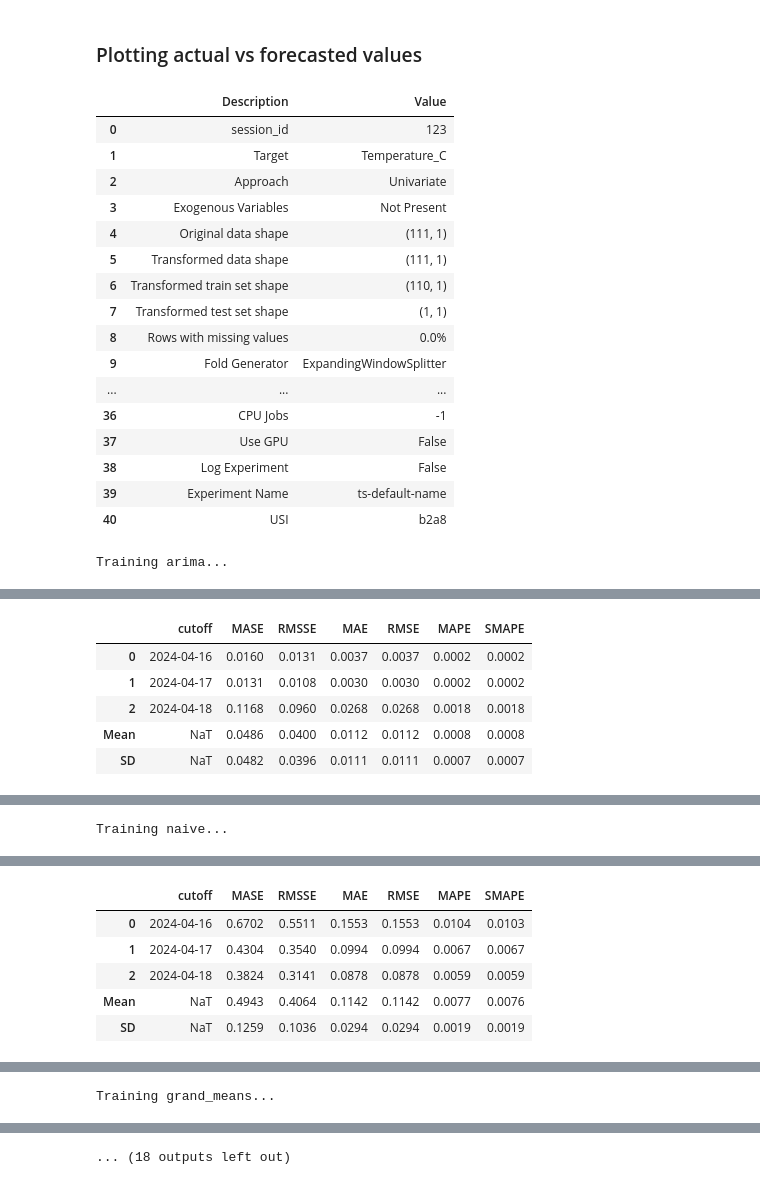
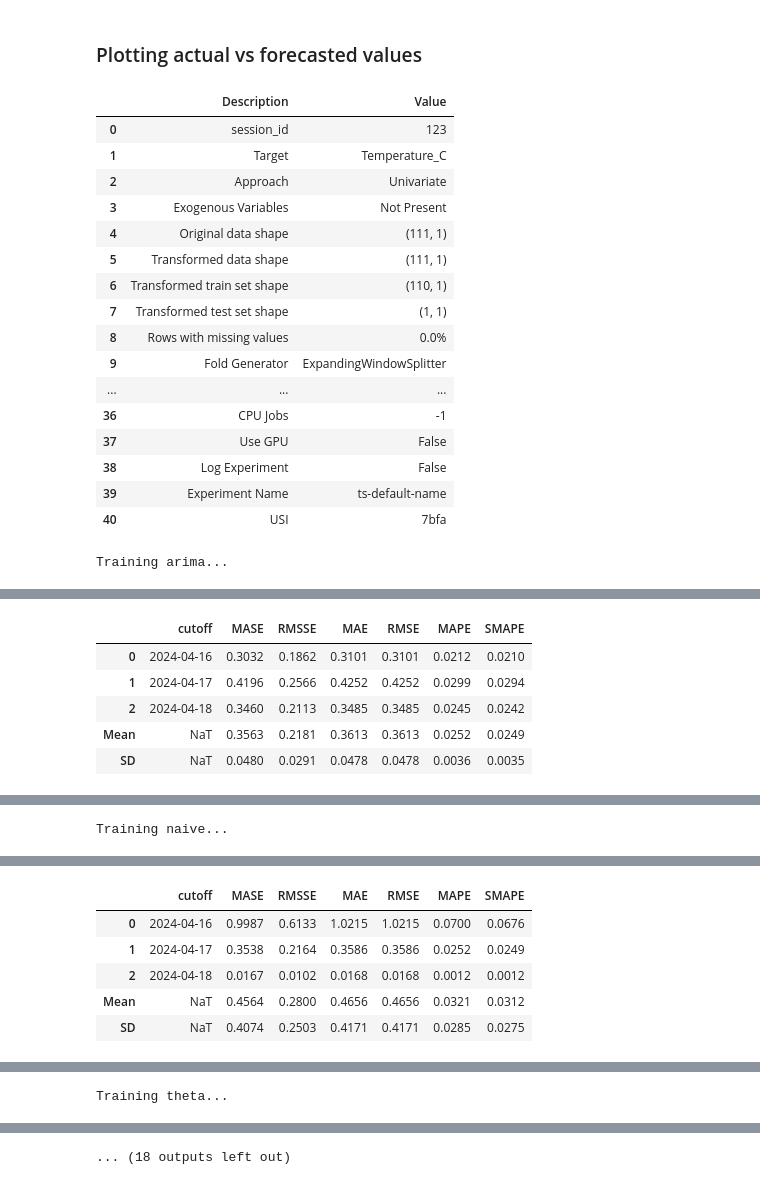
Before and after one commit to Quick-AI-for-ORG/Mele-RIMBA, a Jupyter notebook: forecasting/forecasting_pycaret.ipynb, the cells around one changed output, grey strips where cells are left out. Cells and saved outputs as stored; diff of their text form; code cells hidden in the pictures.

```diff
--- a/forecasting/forecasting_pycaret.ipynb
+++ b/forecasting/forecasting_pycaret.ipynb
@@ -9,6 +9,7 @@ from pycaret.time_series import TSForecastingExperiment
 # %%
 def loadAndPreprocessData(filePath, targetColumns):
     data = pd.read_csv(filePath)
+    data = data[data['Location'] == 'Phoenix']
     data['Date_Time'] = pd.to_datetime(data['Date_Time'])
     data = data.sort_values(by='Date_Time').reset_index(drop=True)
 
@@ -120,7 +121,7 @@ def trainAndEvaluateModels(
     xlim=None,
     ylim=None
 ):
-    models = ['arima', 'naive', 'grand_means']
+    models = ['arima', 'naive', 'theta']
     forecasts = {}
     metricsList = []
 
@@ -208,7 +209,6 @@ def trainAndEvaluateModels(
 def runForecastPipeline(
     filePath,
     targetColumn,
-    label,
     forecastHorizonRatio=0.2,
     minValue=None,
     maxValue=None,
@@ -238,57 +238,55 @@ def runForecastPipeline(
 filePath = 'weather_data.csv'
 temperatureForecasts = runForecastPipeline(
     filePath,
     'Temperature_C',
-    'Temperature (°C)',
-    minValue=-19.96931109358452,
-    maxValue=39.99980055990208,
-    lineSpace=2,
+    minValue=10,
+    maxValue=25,
+    lineSpace=1,
 )
 
 humidityForecasts = runForecastPipeline(
     filePath,
     'Humidity_pct',
-    'Humidity (%)',
-    minValue=30.000008666508258,
-    maxValue=89.99997706846489,
-    lineSpace=5
+    minValue=55,
+    maxValue=70,
+    lineSpace=1
 )
 # %% [output]
 |  | Description | Value |
 | 0 | session_id | 123 |
 | 1 | Target | Temperature_C |
 | 2 | Approach | Univariate |
 | 3 | Exogenous Variables | Not Present |
 | 4 | Original data shape | (111, 1) |
 | 5 | Transformed data shape | (111, 1) |
 | 6 | Transformed train set shape | (110, 1) |
 | 7 | Transformed test set shape | (1, 1) |
 | 8 | Rows with missing values | 0.0% |
 | 9 | Fold Generator | ExpandingWindowSplitter |
 | ... | ... | ... |
 | 36 | CPU Jobs | -1 |
 | 37 | Use GPU | False |
 | 38 | Log Experiment | False |
 | 39 | Experiment Name | ts-default-name |
-| 40 | USI | b2a8 |
+| 40 | USI | 7bfa |
 Training arima...
 [interactive output not drawn]
 |  | cutoff | MASE | RMSSE | MAE | RMSE | MAPE | SMAPE |
-| 0 | 2024-04-16 | 0.0160 | 0.0131 | 0.0037 | 0.0037 | 0.0002 | 0.0002 |
-| 1 | 2024-04-17 | 0.0131 | 0.0108 | 0.0030 | 0.0030 | 0.0002 | 0.0002 |
-| 2 | 2024-04-18 | 0.1168 | 0.0960 | 0.0268 | 0.0268 | 0.0018 | 0.0018 |
-| Mean | NaT | 0.0486 | 0.0400 | 0.0112 | 0.0112 | 0.0008 | 0.0008 |
-| SD | NaT | 0.0482 | 0.0396 | 0.0111 | 0.0111 | 0.0007 | 0.0007 |
+| 0 | 2024-04-16 | 0.3032 | 0.1862 | 0.3101 | 0.3101 | 0.0212 | 0.0210 |
+| 1 | 2024-04-17 | 0.4196 | 0.2566 | 0.4252 | 0.4252 | 0.0299 | 0.0294 |
+| 2 | 2024-04-18 | 0.3460 | 0.2113 | 0.3485 | 0.3485 | 0.0245 | 0.0242 |
+| Mean | NaT | 0.3563 | 0.2181 | 0.3613 | 0.3613 | 0.0252 | 0.0249 |
+| SD | NaT | 0.0480 | 0.0291 | 0.0478 | 0.0478 | 0.0036 | 0.0035 |
 [interactive output not drawn]
 Training naive...
 [interactive output not drawn]
 |  | cutoff | MASE | RMSSE | MAE | RMSE | MAPE | SMAPE |
-| 0 | 2024-04-16 | 0.6702 | 0.5511 | 0.1553 | 0.1553 | 0.0104 | 0.0103 |
-| 1 | 2024-04-17 | 0.4304 | 0.3540 | 0.0994 | 0.0994 | 0.0067 | 0.0067 |
-| 2 | 2024-04-18 | 0.3824 | 0.3141 | 0.0878 | 0.0878 | 0.0059 | 0.0059 |
-| Mean | NaT | 0.4943 | 0.4064 | 0.1142 | 0.1142 | 0.0077 | 0.0076 |
-| SD | NaT | 0.1259 | 0.1036 | 0.0294 | 0.0294 | 0.0019 | 0.0019 |
+| 0 | 2024-04-16 | 0.9987 | 0.6133 | 1.0215 | 1.0215 | 0.0700 | 0.0676 |
+| 1 | 2024-04-17 | 0.3538 | 0.2164 | 0.3586 | 0.3586 | 0.0252 | 0.0249 |
+| 2 | 2024-04-18 | 0.0167 | 0.0102 | 0.0168 | 0.0168 | 0.0012 | 0.0012 |
+| Mean | NaT | 0.4564 | 0.2800 | 0.4656 | 0.4656 | 0.0321 | 0.0312 |
+| SD | NaT | 0.4074 | 0.2503 | 0.4171 | 0.4171 | 0.0285 | 0.0275 |
 [interactive output not drawn]
-Training grand_means...
+Training theta...
 [interactive output not drawn]
 |  | cutoff | MASE | RMSSE | MAE | RMSE | MAPE | SMAPE |
```
Also changed, not shown: parts of 1 cell of this notebook, 1 other file.
